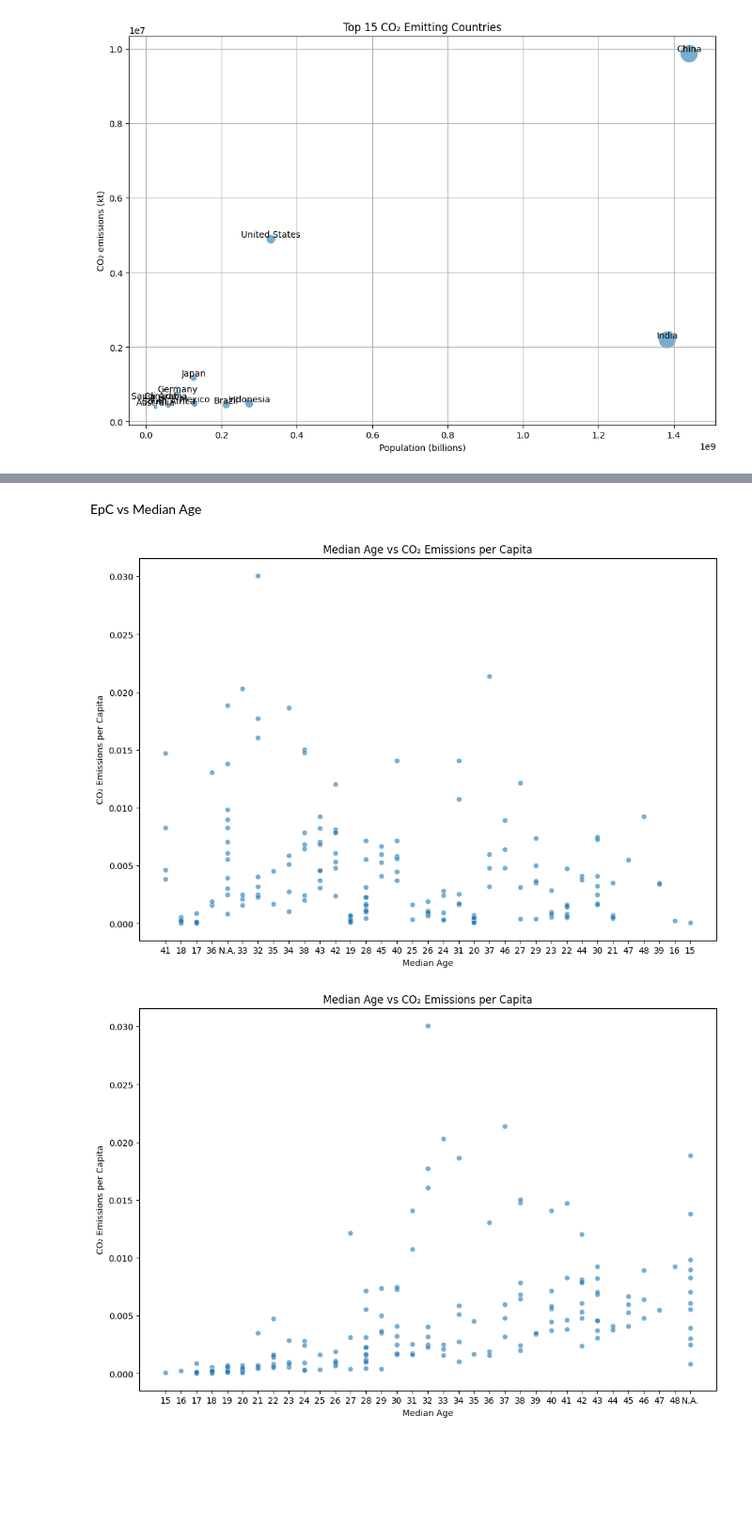
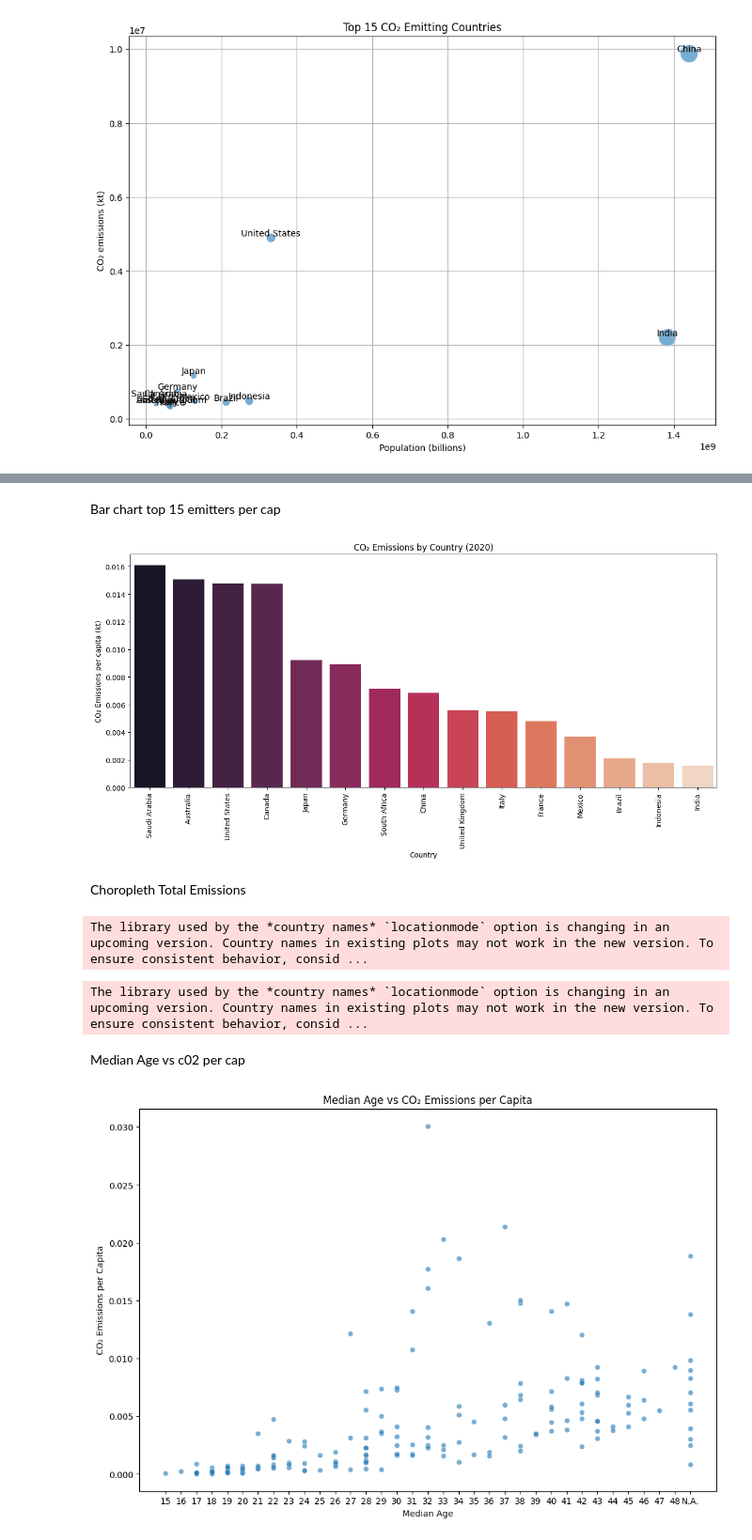
Before and after one commit to oconh/co2-emissions, a Jupyter notebook: notebooks/discover.ipynb, the cells around one changed output, grey strips where cells are left out. Shown: that part at 94% size. Saved outputs shown, nothing was run; the diff lists cells and outputs as text; code cells hidden in the pictures; blank space fills up the shorter version.

Commit message:
Choropleth maps

```diff
--- a/notebooks/discover.ipynb
+++ b/notebooks/discover.ipynb
@@ -380,4 +402,46 @@ plt.show()
+# %% [markdown]
+Bar chart top 15 emitters per cap
+# %%
+bar_chart_sorted = top_emitters.sort_values('emissions_per_capita', ascending=False)
+
+plt.figure(figsize=(15,6))
+sns.barplot(
+    data=bar_chart_sorted,
+    x='country_name',
+    y='emissions_per_capita',
+    hue='country_name',
+    palette='rocket',
+    legend=False
+)
+
+plt.xticks(rotation=90)  # rotate x-axis labels for readability
+plt.xlabel("Country")
+plt.ylabel("CO₂ Emissions per capita (kt)")
+plt.title("CO₂ Emissions by Country (2020)")
+plt.show()
+# %% [output]
+[figure, added]
+# %% [markdown]
+Choropleth Total Emissions
+# %%
+max_val = merged['value'].max()
+
+fig = px.choropleth(
+    merged,
+    locations='country_name',
+    locationmode='country names',
+    color='value',
+    hover_name='country_name',
+    color_continuous_scale='Viridis',
+    range_color=[0, max_val],
+    title='CO₂ Emissions (2020)'
+)
+fig.show()
+# %% [output]
+The library used by the *country names* `locationmode` option is changing in an upcoming version. Country names in existing plots may not work in the new version. To ensure consistent behavior, consid ...
 # %%
+max_val = merged['emissions_per_capita'].max()
+
 fig = px.choropleth(
     merged,
     locations='country_name',
@@ -385,23 +449,12 @@ fig = px.choropleth(
     color='emissions_per_capita',
     hover_name='country_name',
     color_continuous_scale='Viridis',
+    range_color=[0, max_val],
     title='CO₂ Emissions per Capita (2020)'
 )
 fig.show()
+# %% [output]
+The library used by the *country names* `locationmode` option is changing in an upcoming version. Country names in existing plots may not work in the new version. To ensure consistent behavior, consid ...
 # %% [markdown]
-EpC vs Median Age
+Median Age vs c02 per cap
-# %%
-plt.figure(figsize=(12,8))
-sns.scatterplot(
-    data=merged,
-    x='Med. Age',
-    y='emissions_per_capita',
-    alpha=0.6
-)
-plt.xlabel("Median Age")
-plt.ylabel("CO₂ Emissions per Capita")
-plt.title("Median Age vs CO₂ Emissions per Capita")
-plt.show()
-# %% [output]
-[figure, removed]
 # %%
```
Also changed, not shown: parts of 10 cells of this notebook.
